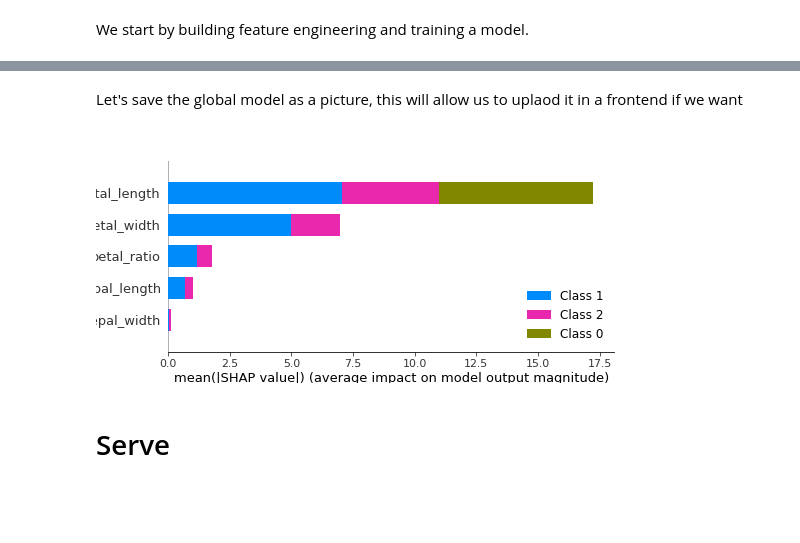
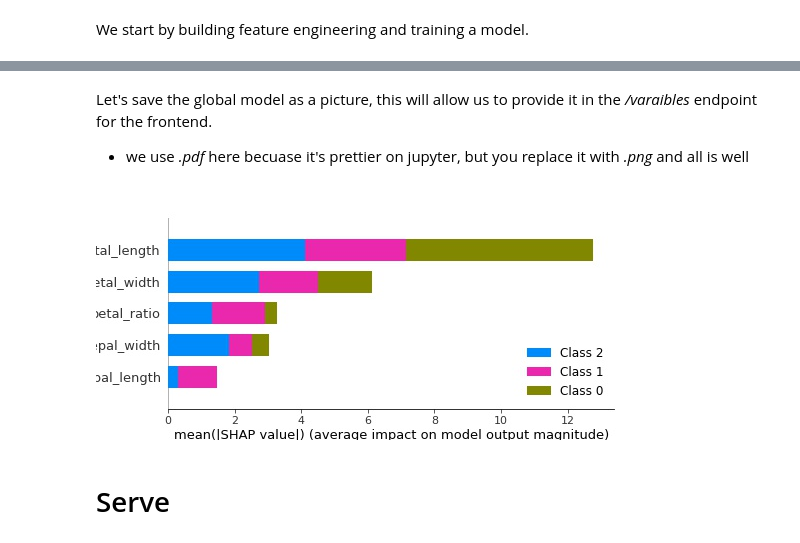
Before and after one commit to xdssio/goldilox, a Jupyter notebook: notebooks/explanations_shap.ipynb, the cells around one changed output, grey strips where cells are left out. Cells and saved outputs as stored; diff of their text form; code cells hidden in the pictures; blank space fills up the shorter version.

Commit message:
just the effect

```diff
--- a/notebooks/explanations_shap.ipynb
+++ b/notebooks/explanations_shap.ipynb
@@ -7,7 +7,7 @@ We start by building feature engineering and training a model.
 # %%
 import vaex
 import warnings
-from vaex.ml.datasets import load_iris_1e5
+from vaex.ml.datasets import load_iris
 from vaex.ml.lightgbm import LightGBMModel
 from goldilox import Pipeline
 import numpy as np
@@ -16,7 +16,7 @@ import json
 warnings.filterwarnings('ignore')
 
 
-df = load_iris_1e5()
+df = load_iris()
 target = 'class_'
 
 # feature engineering example
@@ -67,7 +69,6 @@ Pipeline output example:
 import shap
 import pyarrow as pa
 import pandas as pd
-shap.initjs()
 
 explainer = shap.TreeExplainer(booster.booster)
 targets = df['class_'].unique()
@@ -84,11 +85,15 @@ def explain(*columns):
     for i, c in enumerate(y):
         c = int(c)
         e = shap.force_plot(explainer.expected_value[c], shap_values[c][i,:], X.iloc[i]).data
-        explanation.append({feature:effects for feature, effects in zip(e['featureNames'],e['features'].values())})
+        explanation.append({feature:effects['effect'] for feature, effects in zip(e['featureNames'], e['features'].values())})
     return pa.array(explanation)
 
 df.add_function('explain', explain)
 explain_columns = features+['prediction']
 df['explanation']  =df.func.explain(*explain_columns)
-df.head(2)
+
+# get ready for production
+pipeline = Pipeline.from_vaex(df)
+pipeline.validate()
+pipeline.inference(pipeline.raw)
 # %% [output]
@@ -106,11 +102,12 @@ pipeline.inference(pipeline.raw)
 # %% [markdown]
-Let's save the global model as a picture, this will allow us to uplaod it in a frontend if we want
+Let's save the global model as a picture, this will allow us to provide it in the */varaibles* endpoint for the frontend.
+* we use *.pdf* here becuase it's prettier on jupyter, but you replace it with *.png* and all is well
 # %%
 import matplotlib.pyplot as plt
 from tempfile import TemporaryDirectory
 
-path = TemporaryDirectory().name+'image.png'
-X = df.to_pandas_df()
+path = TemporaryDirectory().name+'image.jpg'
+X = df[features].to_pandas_df()
 shap_values = explainer.shap_values(X)
 shap.summary_plot(shap_values, X, feature_names=features, show=False)
 plt.savefig(path)
@@ -118,18 +115,18 @@ plt.close()
 
 with open(path, 'rb') as f:
     imagebytes = f.read()
-pipeline.variables['image']=imagebytes
+_ = pipeline.set_variable('image', imagebytes)
 # %%
 # Check the image
 from IPython.display import Image
 
-path = TemporaryDirectory().name+'image.png'
+path = TemporaryDirectory().name+'image.jpg'
 with open(path, 'wb') as f:
     f.write(pipeline.variables['image'])
 
 Image(filename=path)
 # %% [output]
-[figure, old version]
+[figure, new version]
 # %% [markdown]
 # Serve
 # %%
```
Also changed, not shown: parts of 4 cells of this notebook.
